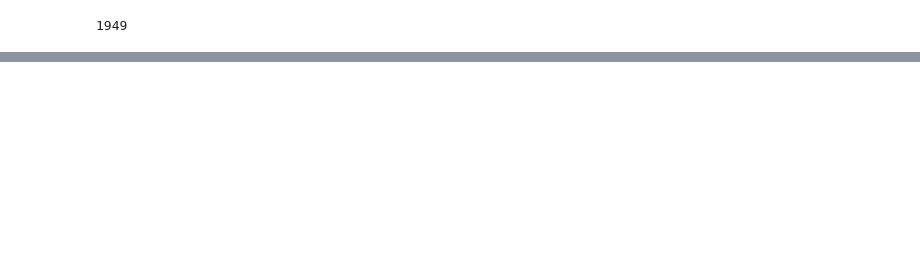
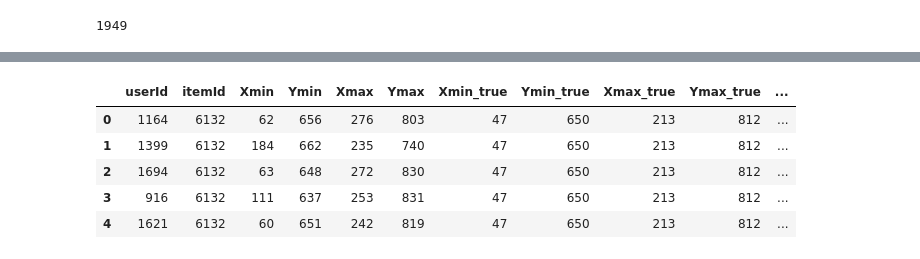
Before and after one commit to Dmitry513/BootCamp_Moderator, a Jupyter notebook: Target analisys.ipynb, the cells around one changed output, grey strips where cells are left out. Cells and saved outputs as stored; diff of their text form; code cells hidden in the pictures; blank space fills up the shorter version.

```diff
--- a/Target analisys.ipynb
+++ b/Target analisys.ipynb
@@ -152,0 +150,9 @@ for x_min, y_min, x_max, y_max in zip(X_rez.Xmin_true, X_rez.Ymin_true, X_rez.Xm
+# %%
+df_train.head()
+# %% [output]
+|  | userId | itemId | Xmin | Ymin | Xmax | Ymax | Xmin_true | Ymin_true | Xmax_true | Ymax_true | ... |
+| 0 | 1164 | 6132 | 62 | 656 | 276 | 803 | 47 | 650 | 213 | 812 | ... |
+| 1 | 1399 | 6132 | 184 | 662 | 235 | 740 | 47 | 650 | 213 | 812 | ... |
+| 2 | 1694 | 6132 | 63 | 648 | 272 | 830 | 47 | 650 | 213 | 812 | ... |
+| 3 | 916 | 6132 | 111 | 637 | 253 | 831 | 47 | 650 | 213 | 812 | ... |
+| 4 | 1621 | 6132 | 60 | 651 | 242 | 819 | 47 | 650 | 213 | 812 | ... |
```
Also changed, not shown: parts of 9 cells of this notebook, 1 other file.
